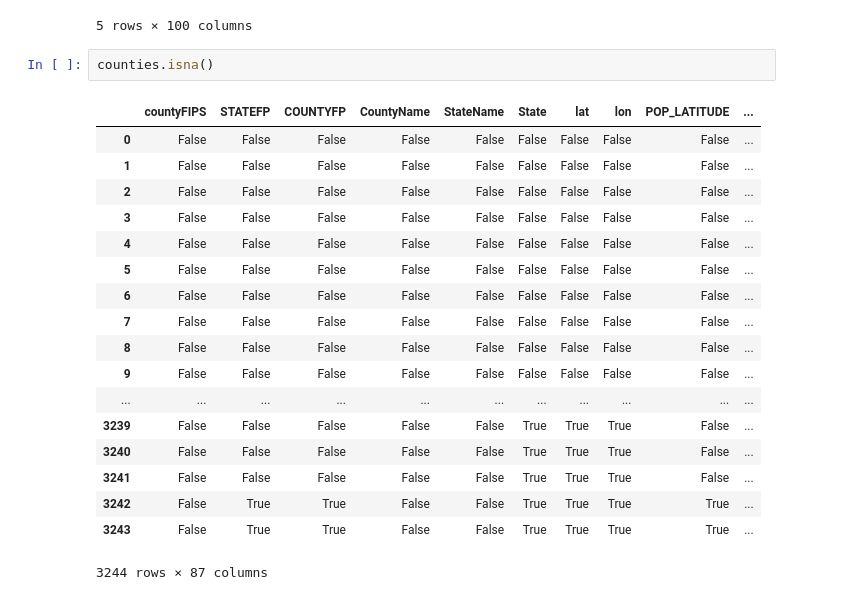
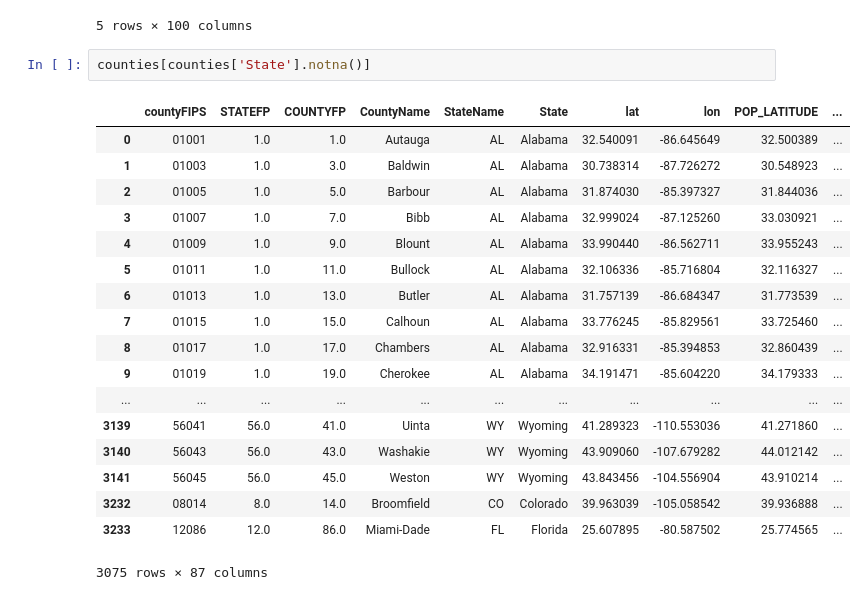
Before and after one commit to joshuaiokua/data100_final-project, a Jupyter notebook: DS 100 Final Project (Sharon).ipynb, the cells around one changed output. Cells and saved outputs as stored; diff of their text form.

```diff
--- a/DS 100 Final Project (Sharon).ipynb
+++ b/DS 100 Final Project (Sharon).ipynb
@@ -61,24 +61,24 @@ deaths.head()
 | 3 | 630 | PR | PRI | 630 | 72.0 | NaN | Puerto Rico | US | 18.2208 | ... |
 | 4 | 850 | VI | VIR | 850 | 78.0 | NaN | Virgin Islands | US | 18.3358 | ... |
 5 rows × 100 columns
-# %%
-counties.isna()
-# %% [output]
-|  | countyFIPS | STATEFP | COUNTYFP | CountyName | StateName | State | lat | lon | POP_LATITUDE | ... |
-| 0 | False | False | False | False | False | False | False | False | False | ... |
-| 1 | False | False | False | False | False | False | False | False | False | ... |
-| 2 | False | False | False | False | False | False | False | False | False | ... |
-| 3 | False | False | False | False | False | False | False | False | False | ... |
-| 4 | False | False | False | False | False | False | False | False | False | ... |
-| 5 | False | False | False | False | False | False | False | False | False | ... |
-| 6 | False | False | False | False | False | False | False | False | False | ... |
-| 7 | False | False | False | False | False | False | False | False | False | ... |
-| 8 | False | False | False | False | False | False | False | False | False | ... |
-| 9 | False | False | False | False | False | False | False | False | False | ... |
-| ... | ... | ... | ... | ... | ... | ... | ... | ... | ... | ... |
-| 3239 | False | False | False | False | False | True | True | True | False | ... |
-| 3240 | False | False | False | False | False | True | True | True | False | ... |
-| 3241 | False | False | False | False | False | True | True | True | False | ... |
-| 3242 | False | True | True | False | False | True | True | True | True | ... |
-| 3243 | False | True | True | False | False | True | True | True | True | ... |
-3244 rows × 87 columns
+# %%
+counties[counties['State'].notna()]
+# %% [output]
+|  | countyFIPS | STATEFP | COUNTYFP | CountyName | StateName | State | lat | lon | POP_LATITUDE | ... |
+| 0 | 01001 | 1.0 | 1.0 | Autauga | AL | Alabama | 32.540091 | -86.645649 | 32.500389 | ... |
+| 1 | 01003 | 1.0 | 3.0 | Baldwin | AL | Alabama | 30.738314 | -87.726272 | 30.548923 | ... |
+| 2 | 01005 | 1.0 | 5.0 | Barbour | AL | Alabama | 31.874030 | -85.397327 | 31.844036 | ... |
+| 3 | 01007 | 1.0 | 7.0 | Bibb | AL | Alabama | 32.999024 | -87.125260 | 33.030921 | ... |
+| 4 | 01009 | 1.0 | 9.0 | Blount | AL | Alabama | 33.990440 | -86.562711 | 33.955243 | ... |
+| 5 | 01011 | 1.0 | 11.0 | Bullock | AL | Alabama | 32.106336 | -85.716804 | 32.116327 | ... |
+| 6 | 01013 | 1.0 | 13.0 | Butler | AL | Alabama | 31.757139 | -86.684347 | 31.773539 | ... |
+| 7 | 01015 | 1.0 | 15.0 | Calhoun | AL | Alabama | 33.776245 | -85.829561 | 33.725460 | ... |
+| 8 | 01017 | 1.0 | 17.0 | Chambers | AL | Alabama | 32.916331 | -85.394853 | 32.860439 | ... |
+| 9 | 01019 | 1.0 | 19.0 | Cherokee | AL | Alabama | 34.191471 | -85.604220 | 34.179333 | ... |
+| ... | ... | ... | ... | ... | ... | ... | ... | ... | ... | ... |
+| 3139 | 56041 | 56.0 | 41.0 | Uinta | WY | Wyoming | 41.289323 | -110.553036 | 41.271860 | ... |
+| 3140 | 56043 | 56.0 | 43.0 | Washakie | WY | Wyoming | 43.909060 | -107.679282 | 44.012142 | ... |
+| 3141 | 56045 | 56.0 | 45.0 | Weston | WY | Wyoming | 43.843456 | -104.556904 | 43.910214 | ... |
+| 3232 | 08014 | 8.0 | 14.0 | Broomfield | CO | Colorado | 39.963039 | -105.058542 | 39.936888 | ... |
+| 3233 | 12086 | 12.0 | 86.0 | Miami-Dade | FL | Florida | 25.607895 | -80.587502 | 25.774565 | ... |
+3075 rows × 87 columns
```
Also changed, not shown: 1 other file.
